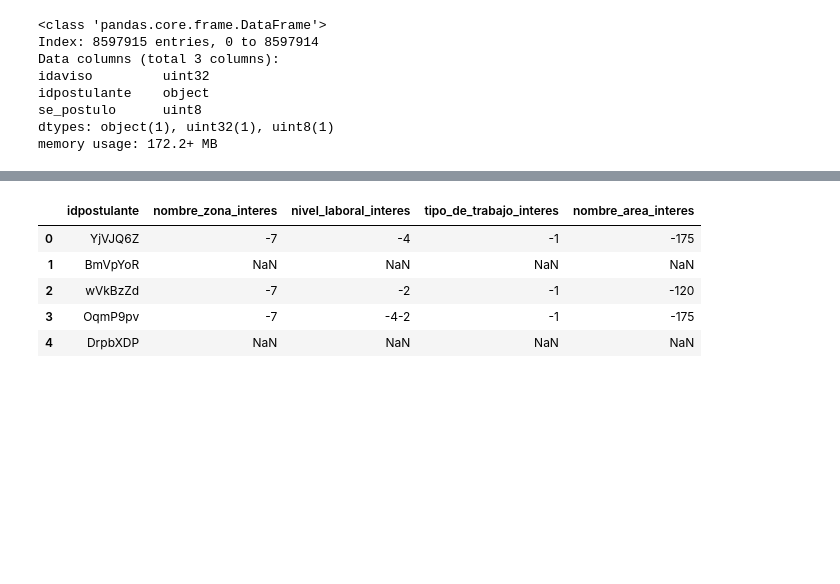
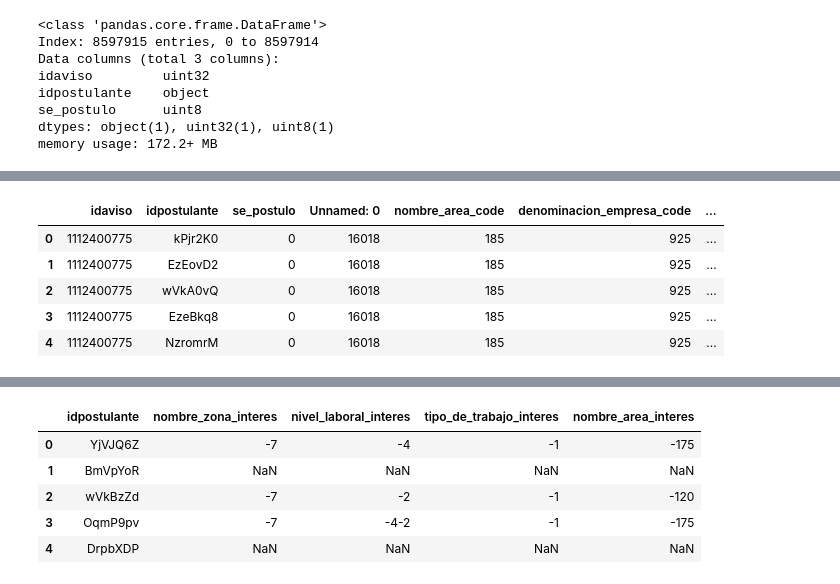
Before and after one commit to lucioll/NaventDatosTP, a Jupyter notebook: asdd/Preparacion csv Postulantes.ipynb, the cells around one changed output, grey strips where cells are left out. Drawn from its saved outputs; the diff is of its cells as text; code cells hidden in the pictures; blank space fills up the shorter version.

```diff
--- a/asdd/Preparacion csv Postulantes.ipynb
+++ b/asdd/Preparacion csv Postulantes.ipynb
@@ -208,0 +224,2 @@ memory usage: 172.2+ MB
+# %%
+avisos = pd.read_csv('/home/fabrizio/env/NaventDatosTP/Data/optimized_avisos_detalle.csv')
@@ -208,0 +237,12 @@ memory usage: 172.2+ MB
+# %%
+#Hago un merge de avisos y vistas
+vistas_y_avisos = pd.merge(vistas,avisos,how='inner',on='idaviso')
+# %%
+vistas_y_avisos.head(5)
+# %% [output]
+|  | idaviso | idpostulante | se_postulo | Unnamed: 0 | nombre_area_code | denominacion_empresa_code | ... |
+| 0 | 1112400775 | kPjr2K0 | 0 | 16018 | 185 | 925 | ... |
+| 1 | 1112400775 | EzEovD2 | 0 | 16018 | 185 | 925 | ... |
+| 2 | 1112400775 | wVkA0vQ | 0 | 16018 | 185 | 925 | ... |
+| 3 | 1112400775 | EzeBkq8 | 0 | 16018 | 185 | 925 | ... |
+| 4 | 1112400775 | NzromrM | 0 | 16018 | 185 | 925 | ... |
```
Also changed, not shown: parts of 24 cells of this notebook.
